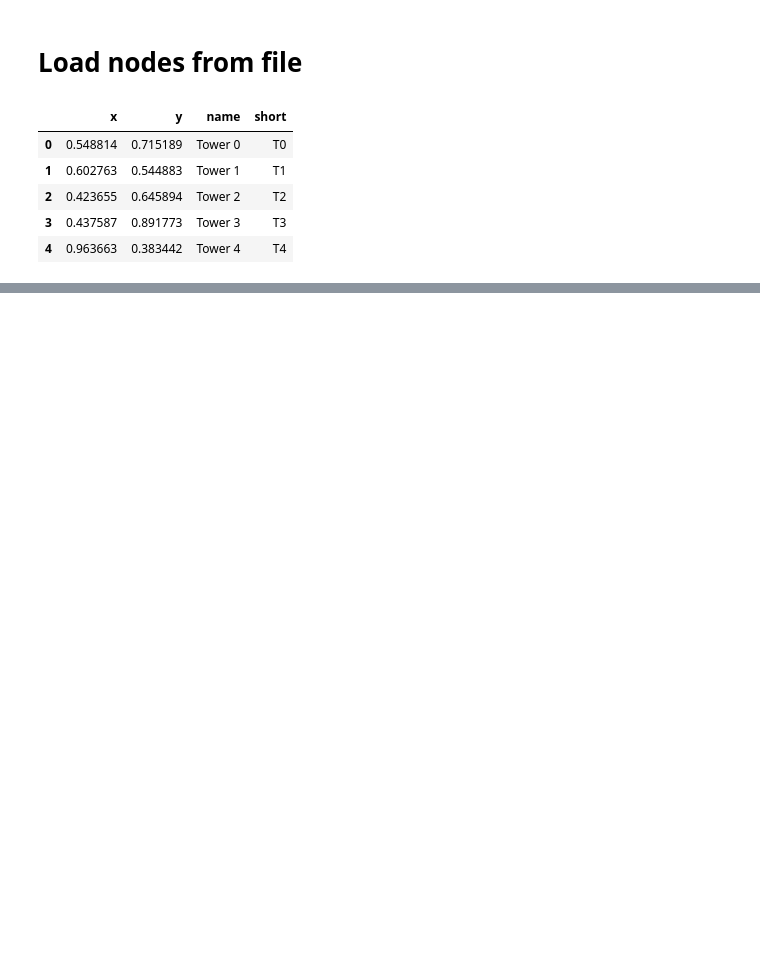
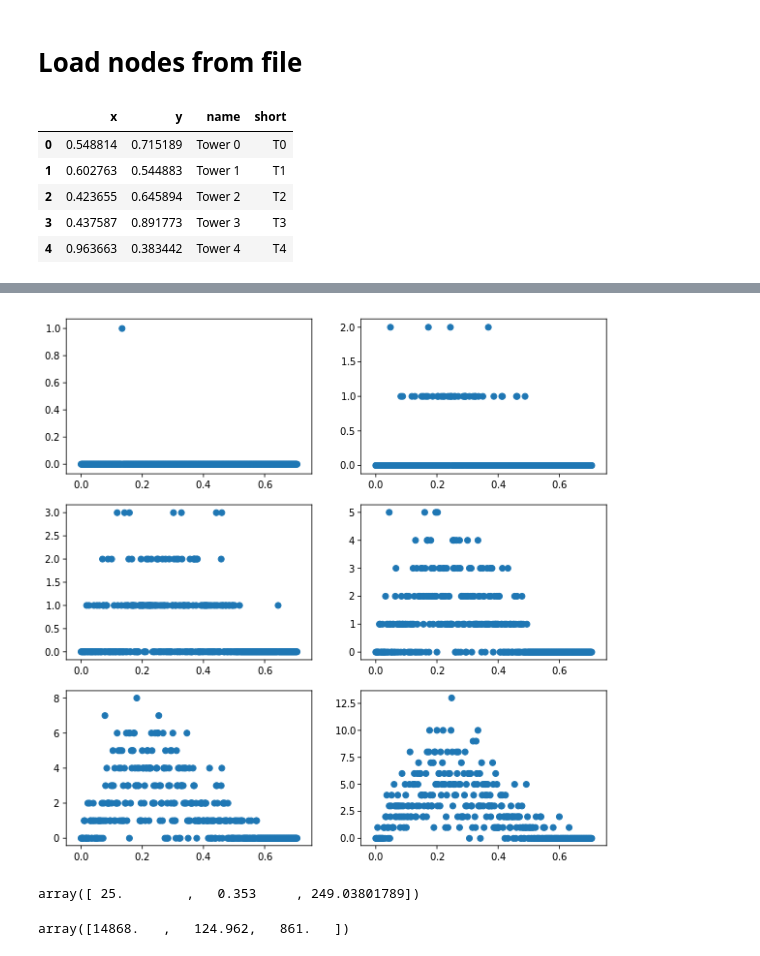
Before and after one commit to fstovarr/stochastic-models, a Jupyter notebook: graphs-project/graph.ipynb, the cells around one changed output, grey strips where cells are left out. Drawn from its saved outputs; the diff is of its cells as text; code cells hidden in the pictures; blank space fills up the shorter version.

```diff
--- a/graphs-project/graph.ipynb
+++ b/graphs-project/graph.ipynb
@@ -281,0 +291,16 @@ Direction {'deg': 172, 'rad': 3.0019663134302466}, position: {'x': 0, 'y': 0}
+# %%
+fig, axs = plt.subplots(3, 2, figsize=(10, 10))
+for i, v in enumerate(np.arange(2, 50, 8)):
+    tmp = data[data[:, 0] == v]
+    tmp[1:, 2] = np.diff(tmp[:, 2], axis=0)
+    axs[i // 2][i % 2].scatter(tmp[:, 1], tmp[:, 2])
+# %% [output]
+[figure, added]
+# %%
+data.mean(axis=0)
+# %% [output]
+array([ 25.        ,   0.353     , 249.03801789])
+# %%
+np.sum(tmp, axis=0)
+# %% [output]
+array([14868.   ,   124.962,   861.   ])
```
Also changed, not shown: parts of 19 cells of this notebook, 10 other files.
